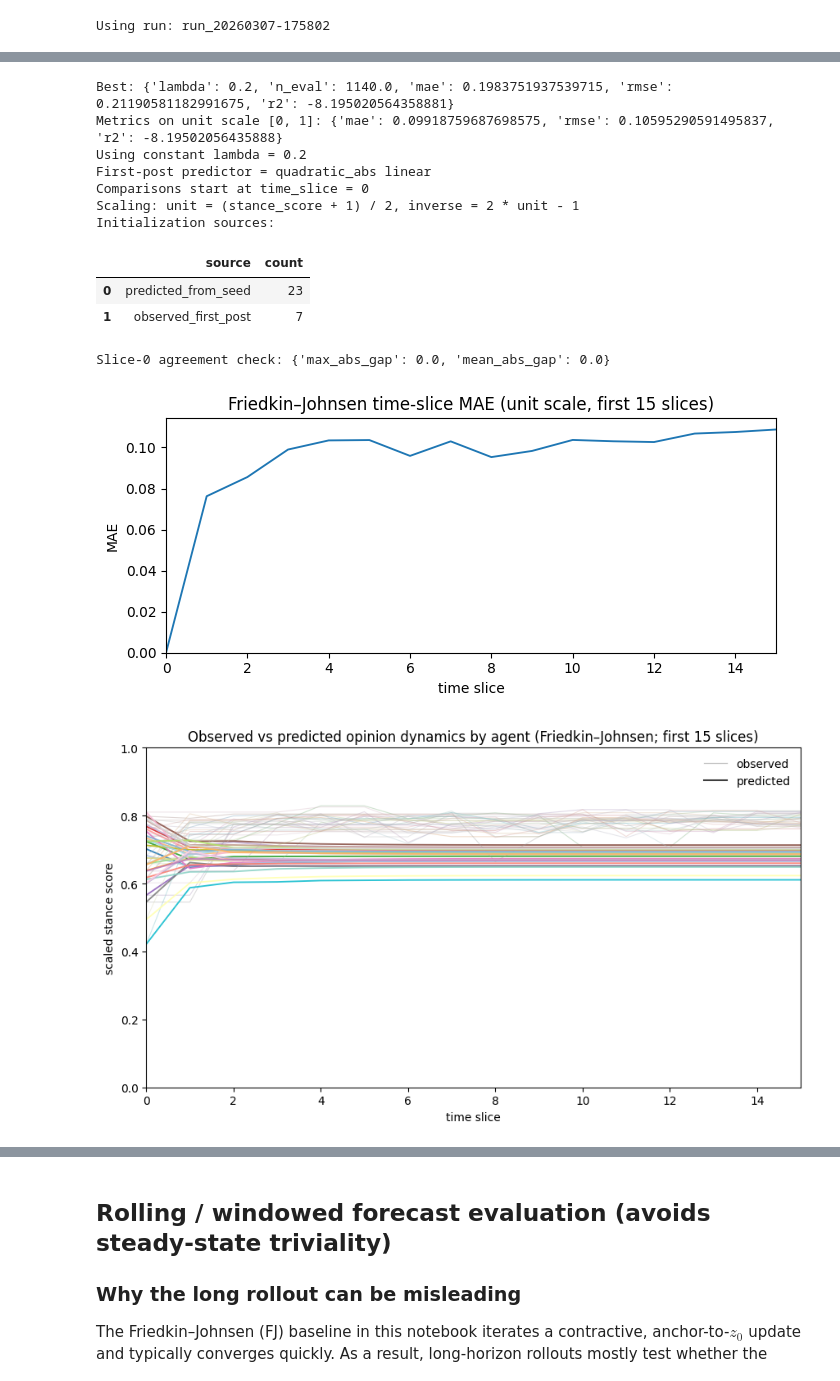
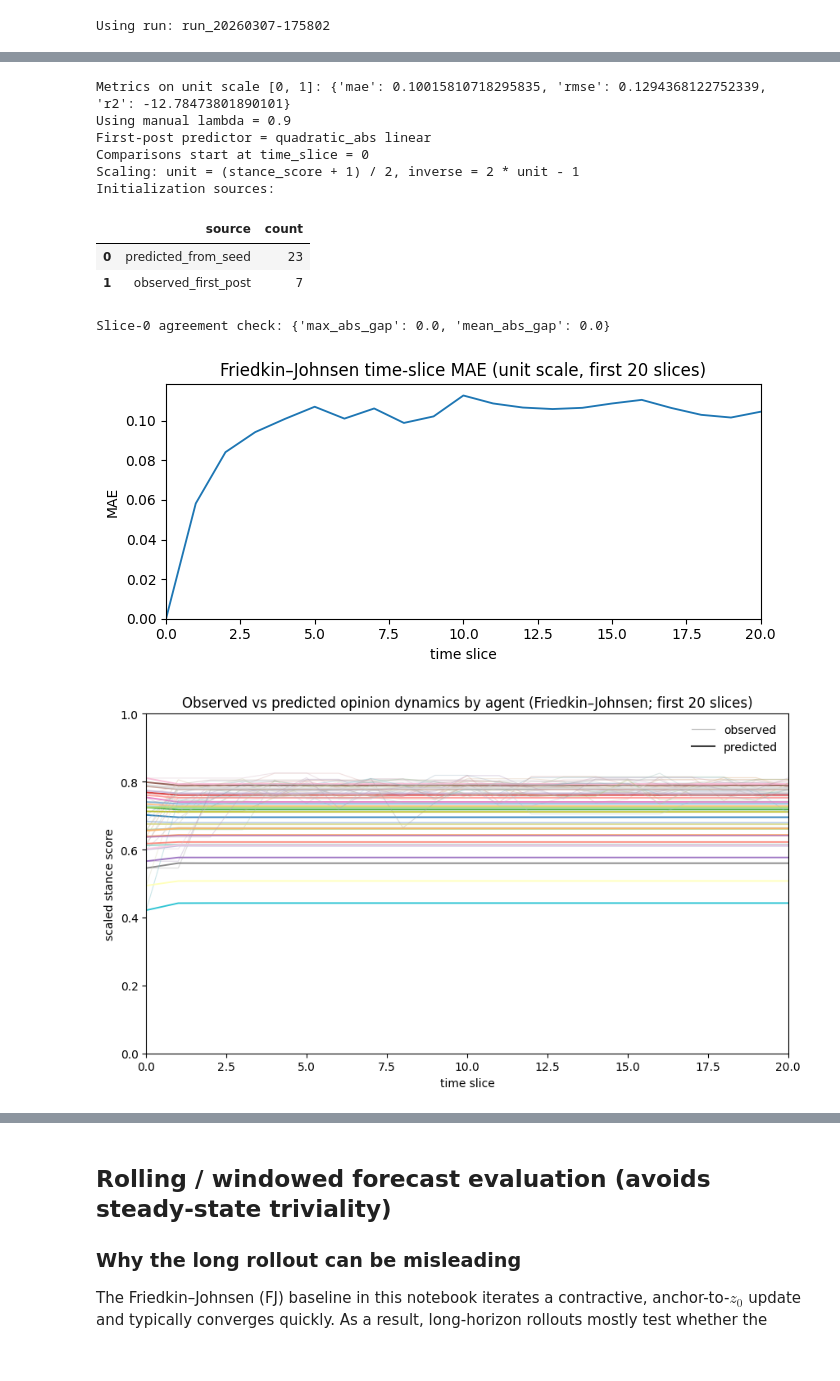
Before and after one commit to samuelLi05/llm-network, a Jupyter notebook: modeling/models/friedkin_johnsen_profile.ipynb, the cells around one changed output, grey strips where cells are left out. Cells and saved outputs as stored; diff of their text form; code cells hidden in the pictures.

```diff
--- a/modeling/models/friedkin_johnsen_profile.ipynb
+++ b/modeling/models/friedkin_johnsen_profile.ipynb
@@ -20,7 +20,6 @@ RUN_DIRS = sorted([p for p in CLEAN.glob('run_*') if p.is_dir()])
 assert RUN_DIRS, f'No run_* folders in {CLEAN}'
 
 PARAMS = {
-    'lambda_grid': [0.2, 0.4, 0.6, 0.8],
     'basis_grid': ['linear', 'linear_abs', 'quadratic', 'quadratic_abs'],
     'ridge_alphas': [0.0, 0.1, 1.0, 10.0],
     'predictor_noise_bins': 6,
@@ -496,16 +496,19 @@ def run_timeslice_fj(data, lam=0.6, predictor=FIRST_POST_PREDICTOR, rng_seed=0):
     z_final = {agent: float(z[idx[agent]]) for agent in agent_ids}
     return {'z0': z0_dict, 'z_final': z_final, 'records': records, 'init_df': init_df, 'W': W, 'idx': idx}
 # %%
+# Manual FJ anchor weight (no grid search)
+LAMBDA = 0.9
+LAMBDA = float(LAMBDA)
+assert 0.0 <= LAMBDA <= 1.0
+
 data = load_run_data(RUN_DIR)
 print('agents=', len(data['agent_ids']), 'max_time_slice=', data['max_time_slice'])
-lambdas = PARAMS['lambda_grid']
-rows = []
-for lam in lambdas:
-    out = run_timeslice_fj(data, lam=lam, predictor=FIRST_POST_PREDICTOR, rng_seed=PARAMS['predictor_rng_seed'])
-    comparison_records = out['records']
-    m = evaluate(comparison_records)
-    rows.append({'lambda': lam, 'n_eval': len(comparison_records), **m})
-res = pd.DataFrame(rows).sort_values('rmse').reset_index(drop=True)
-res.head(10)
+
+out = run_timeslice_fj(data, lam=LAMBDA, predictor=FIRST_POST_PREDICTOR, rng_seed=PARAMS['predictor_rng_seed'])
+comparison_records = out['records']
+m = evaluate(comparison_records)
+print(f'FJ (manual lambda={LAMBDA:.3f}) | metrics on stance_score scale:', m)
+
+pd.DataFrame([{'lambda': LAMBDA, 'n_eval': len(comparison_records), **m}])
 # %% [output]
 agents= 30 max_time_slice= 37
@@ -517,7 +518,7 @@ agents= 30 max_time_slice= 37
 # %%
-best = res.iloc[0].to_dict()
-print('Best:', best)
-out = run_timeslice_fj(data, lam=float(best['lambda']), predictor=FIRST_POST_PREDICTOR, rng_seed=PARAMS['predictor_rng_seed'])
+if 'out' not in globals():
+    data = load_run_data(RUN_DIR)
+    out = run_timeslice_fj(data, lam=float(LAMBDA), predictor=FIRST_POST_PREDICTOR, rng_seed=PARAMS['predictor_rng_seed'])
 
 all_df = pd.DataFrame(out['records']).sort_values(['agent', 'time_slice']).reset_index(drop=True)
 df = all_df.copy()
@@ -530,7 +531,7 @@ met = {
     'r2': float(r2_score(df['obs_unit'], df['pred_unit'])) if len(df) > 1 and df['obs_unit'].nunique() > 1 else np.nan,
 }
 print('Metrics on unit scale [0, 1]:', met)
-print('Using constant lambda =', float(best['lambda']))
+print('Using manual lambda =', float(LAMBDA))
 print('First-post predictor =', FIRST_POST_PREDICTOR['basis'], FIRST_POST_PREDICTOR['model_name'])
 print('Comparisons start at time_slice =', comparison_start)
 print('Scaling: unit = (stance_score + 1) / 2, inverse = 2 * unit - 1')
@@ -545,16 +546,16 @@ if not slice0_df.empty:
     slice0_mean_gap = float((slice0_df['pred_unit'] - slice0_df['obs_unit']).abs().mean())
     print('Slice-0 agreement check:', {'max_abs_gap': slice0_max_gap, 'mean_abs_gap': slice0_mean_gap})
 
+MAX_PLOT_SLICE = 20
 err_t = df.groupby('time_slice', as_index=False)['abs_err'].mean()
-# only show first 15 slices where the dynamics converge rapidly
-err_t = err_t[err_t['time_slice'] <= 15]
+err_t = err_t[err_t['time_slice'] <= MAX_PLOT_SLICE]
 plt.figure(figsize=(7.0, 3.3))
 plt.plot(err_t['time_slice'], err_t['abs_err'], color='tab:blue', linewidth=1.35)
-plt.title('Friedkin–Johnsen time-slice MAE (unit scale, first 15 slices)')
+plt.title(f'Friedkin–Johnsen time-slice MAE (unit scale, first {MAX_PLOT_SLICE} slices)')
 plt.xlabel('time slice')
 plt.ylabel('MAE')
 plt.ylim(0.0, max(0.05, float(err_t['abs_err'].max()) * 1.05))
-plt.xlim(0, 15)
+plt.xlim(0, MAX_PLOT_SLICE)
 plt.tight_layout()
 plt.show()
 
@@ -566,7 +567,7 @@ palette = np.array(list(plt.cm.tab20.colors) + list(plt.cm.Set3.colors) + list(p
 plt.figure(figsize=(8.8, 5.1))
 for i, agent in enumerate(agent_order):
     dfa = df[df['agent'] == agent].sort_values('time_slice')
-    dfa = dfa[dfa['time_slice'] <= 15]
+    dfa = dfa[dfa['time_slice'] <= MAX_PLOT_SLICE]
     base_rgb = np.asarray(palette[i][:3], dtype=float)
     obs_rgb = 0.55 * np.array([0.72, 0.72, 0.72]) + 0.45 * base_rgb
     plt.plot(
@@ -576,40 +577,39 @@ for i, agent in enumerate(agent_order):
         linewidth=0.8,
         solid_capstyle='round',
     )
     plt.plot(
         dfa['time_slice'],
         dfa['pred_unit'],
         color=(*base_rgb, 0.9),
         linewidth=1.35,
         solid_capstyle='round',
     )
 
 legend_handles = [
     Line2D([0], [0], color=(0.45, 0.45, 0.45, 0.45), linewidth=0.9, label='observed'),
     Line2D([0], [0], color=(0.2, 0.2, 0.2, 0.95), linewidth=1.5, label='predicted'),
 ]
-plt.title('Observed vs predicted opinion dynamics by agent (Friedkin–Johnsen; first 15 slices)')
+plt.title(f'Observed vs predicted opinion dynamics by agent (Friedkin–Johnsen; first {MAX_PLOT_SLICE} slices)')
 plt.xlabel('time slice')
 plt.ylabel('scaled stance score')
 plt.ylim(0.0, 1.0)
-plt.xlim(0, 15)
+plt.xlim(0, MAX_PLOT_SLICE)
 plt.legend(handles=legend_handles, loc='upper right', frameon=False)
 plt.tight_layout()
 plt.show()
 # %% [output]
-Best: {'lambda': 0.2, 'n_eval': 1140.0, 'mae': 0.1983751937539715, 'rmse': 0.21190581182991675, 'r2': -8.195020564358881}
-Metrics on unit scale [0, 1]: {'mae': 0.09918759687698575, 'rmse': 0.10595290591495837, 'r2': -8.19502056435888}
-Using constant lambda = 0.2
+Metrics on unit scale [0, 1]: {'mae': 0.10015810718295835, 'rmse': 0.1294368122752339, 'r2': -12.78473801890101}
+Using manual lambda = 0.9
 First-post predictor = quadratic_abs linear
 Comparisons start at time_slice = 0
 Scaling: unit = (stance_score + 1) / 2, inverse = 2 * unit - 1
 Initialization sources:
 |  | source | count |
 | 0 | predicted_from_seed | 23 |
 | 1 | observed_first_post | 7 |
 Slice-0 agreement check: {'max_abs_gap': 0.0, 'mean_abs_gap': 0.0}
-[figure, old version]
+[figure, new version]
-[figure, old version]
+[figure, new version]
 # %%
 # Init based opinion output
 # build direct z0 from seed profiles (unit scale)
```
Also changed, not shown: parts of 6 cells of this notebook, 1 other file.
